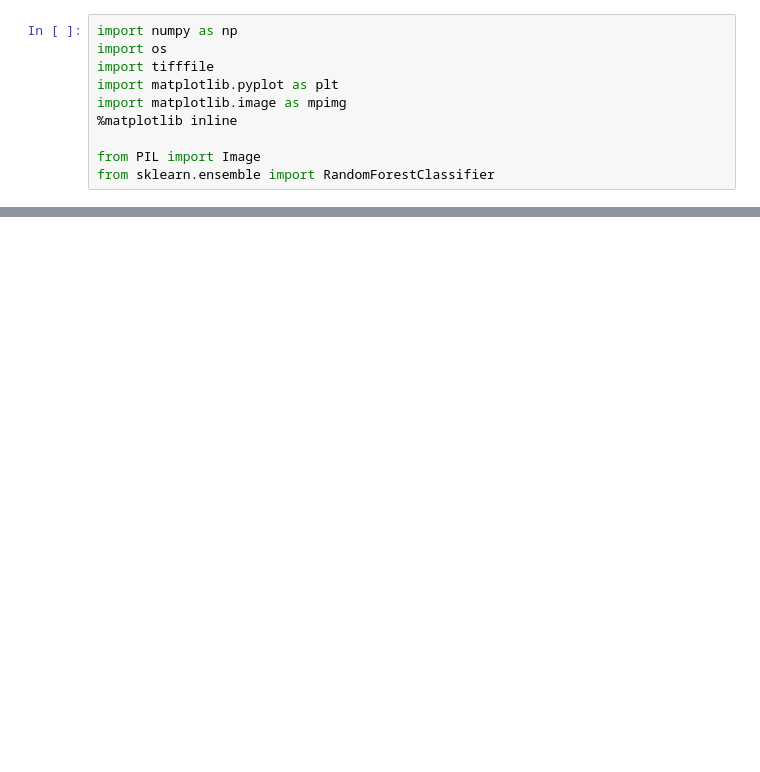
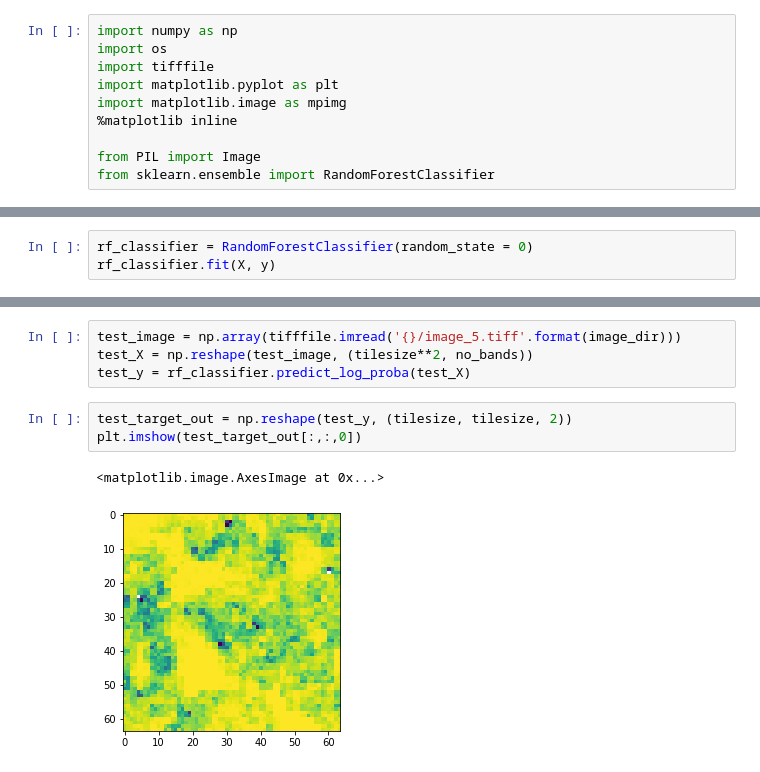
Before and after one commit to ai4er-cdt/gtc-exposure, a Jupyter notebook: notebooks/mja/random_forest_classification.ipynb, the cells around one changed output, grey strips where cells are left out. Cells and saved outputs as stored; diff of their text form; blank space fills up the shorter version.

```diff
--- a/notebooks/mja/random_forest_classification.ipynb
+++ b/notebooks/mja/random_forest_classification.ipynb
@@ -75,0 +78,3 @@ no_images
+# %%
+rf_classifier = RandomForestClassifier(random_state = 0)
+rf_classifier.fit(X, y)
@@ -75,0 +90,10 @@ no_images
+# %%
+test_image = np.array(tifffile.imread('{}/image_5.tiff'.format(image_dir)))
+test_X = np.reshape(test_image, (tilesize**2, no_bands))
+test_y = rf_classifier.predict_log_proba(test_X)
+# %%
+test_target_out = np.reshape(test_y, (tilesize, tilesize, 2))
+plt.imshow(test_target_out[:,:,0])
+# %% [output]
+<matplotlib.image.AxesImage at 0x...>
+[figure, added]
```
Also changed, not shown: parts of 9 cells of this notebook.
